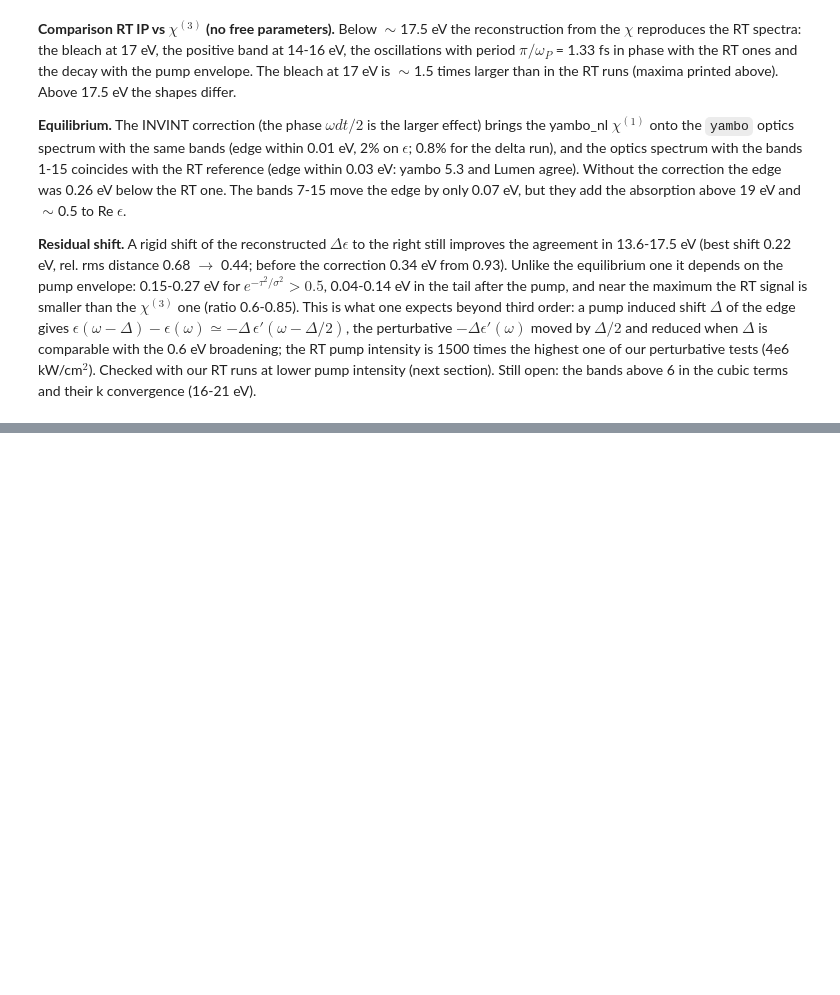
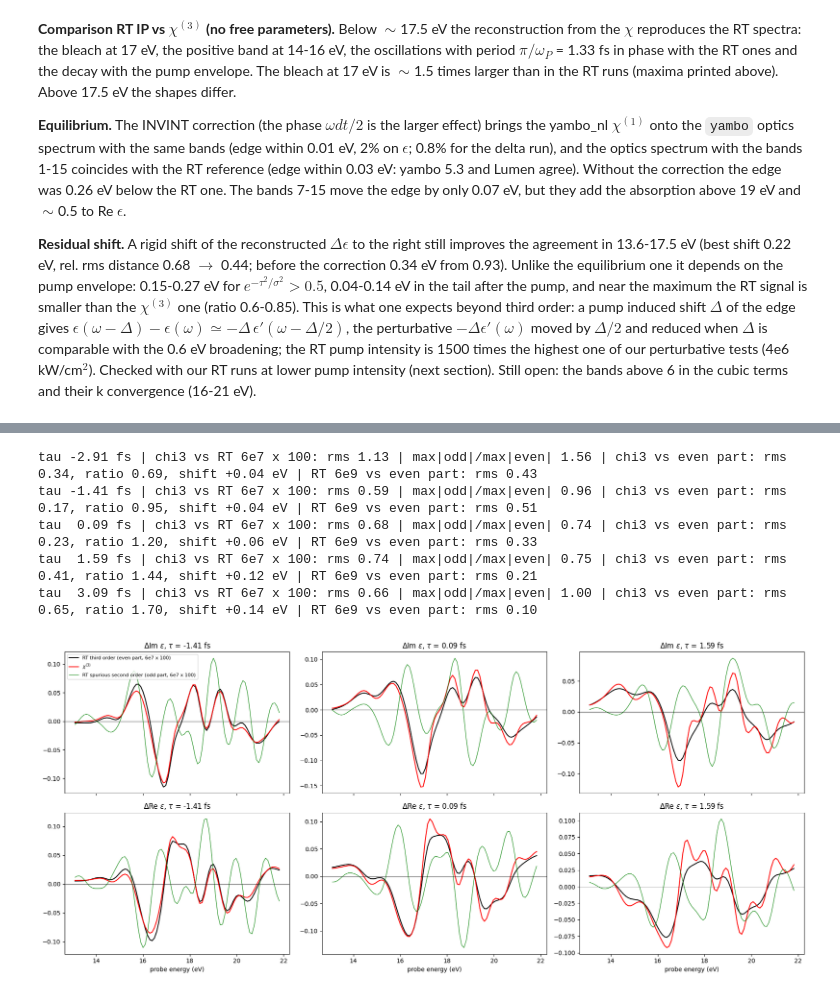
Before and after one commit to marcodalessandro76/LiF, a Jupyter notebook: NL_Chi/Dchi-neq_Analysis.ipynb, the cells around one changed output, grey strips where cells are left out. Saved outputs shown, nothing was run; the diff lists cells and outputs as text; code cells hidden in the pictures; blank space fills up the shorter version.

```diff
--- a/NL_Chi/Dchi-neq_Analysis.ipynb
+++ b/NL_Chi/Dchi-neq_Analysis.ipynb
@@ -590,14 +544,0 @@ $\Delta\epsilon$ with the bands 1-15 and 3-6 at the same pump: 6e9 ($t_p$ = 16 f
-# %%
-for I,tp in [(6e9,16.0),(6e7,14.5),(6e7,16.0),(6e7,17.5)]:
-    print('pump %.0e, t_p %5.2f fs: bands 1-15 vs 3-6, 13.6-17.5 eV: %.2f %.2f %+.2f | 13.6-21 eV: %.2f %.2f'%(I,tp,
-          *compare(deps_nl[('1-15',I,tp)],deps_nl[('3-6',I,tp)]),*compare(deps_nl[('1-15',I,tp)],deps_nl[('3-6',I,tp)],(13.6,21))[:2]))
-fig,axes = plt.subplots(1,2,figsize=(14,4.5))
-for ax,part,lab in zip(axes,[np.imag,np.real],['Im','Re']):
-    for (I,st) in [(6e9,'-'),(6e7,'--')]:
-        for b,col in [('3-6','b'),('1-15','g')]:
-            ax.plot(w,part(deps_nl[(b,I,16.0)])*6e9/I,col+st,label='bands %s, %.0e (x 6e9/I)'%(b,I))
-    ax.axhline(0,color='k',lw=0.5)
-    ax.set_xlabel('probe energy (eV)')
-    ax.set_title(r'$\Delta$%s $\epsilon$, $\tau$ = %.2f fs'%(lab,tau_nl[16.0]))
-axes[0].legend(fontsize=8)
-plt.tight_layout()
@@ -688 +563,30 @@ t_p 19.00 fs, tau  3.09 fs: chi3 vs even part: 0.65 1.70 +0.14 | b vs even part:
+# %%
+even_nl, odd_nl = {}, {}
+s = (w>=13.6)&(w<=17.5)
+for tp in t_probes_nl:
+    dp, dm = deps_nl[(6e7,False,tp)], deps_nl[(6e7,True,tp)]
+    even_nl[tp], odd_nl[tp] = (dp+dm)/2*6e9/6e7, (dp-dm)/2*6e9/6e7
+    print('tau %5.2f fs | chi3 vs RT 6e7 x 100: rms %.2f | max|odd|/max|even| %.2f | chi3 vs even part: rms %.2f, ratio %.2f, shift %+.2f eV | RT 6e9 vs even part: rms %.2f'%(
+          tau_nl[tp],compare(deps_chi_nl[tp],dp*6e9/6e7)[0],np.abs(odd_nl[tp][s]).max()/np.abs(even_nl[tp][s]).max(),
+          *compare(deps_chi_nl[tp],even_nl[tp]),compare(deps_nl[(6e9,False,tp)],even_nl[tp])[0]))
+
+fig,axes = plt.subplots(2,len(tps_cmp),figsize=(18,8),sharex=True)
+for k,tp in enumerate(tps_cmp):
+    for row,(part,lab) in enumerate([(np.imag,'Im'),(np.real,'Re')]):
+        ax = axes[row,k]
+        ax.plot(w,part(even_nl[tp]),'k',label='RT third order (even part, 6e7 x 100)')
+        ax.plot(w,part(deps_chi_nl[tp]),'r',label=r'$\chi^{(3)}$')
+        ax.plot(w,part(odd_nl[tp]),'g',lw=0.8,label='RT spurious second order (odd part, 6e7 x 100)')
+        ax.axhline(0,color='k',lw=0.5)
+        ax.set_title(r'$\Delta$%s $\epsilon$, $\tau$ = %.2f fs'%(lab,tau_nl[tp]))
+axes[0,0].legend(fontsize=8)
+for ax in axes[-1]: ax.set_xlabel('probe energy (eV)')
+plt.tight_layout()
+# %% [output]
+tau -2.91 fs | chi3 vs RT 6e7 x 100: rms 1.13 | max|odd|/max|even| 1.56 | chi3 vs even part: rms 0.34, ratio 0.69, shift +0.04 eV | RT 6e9 vs even part: rms 0.43
+tau -1.41 fs | chi3 vs RT 6e7 x 100: rms 0.59 | max|odd|/max|even| 0.96 | chi3 vs even part: rms 0.17, ratio 0.95, shift +0.04 eV | RT 6e9 vs even part: rms 0.51
+tau  0.09 fs | chi3 vs RT 6e7 x 100: rms 0.68 | max|odd|/max|even| 0.74 | chi3 vs even part: rms 0.23, ratio 1.20, shift +0.06 eV | RT 6e9 vs even part: rms 0.33
+tau  1.59 fs | chi3 vs RT 6e7 x 100: rms 0.74 | max|odd|/max|even| 0.75 | chi3 vs even part: rms 0.41, ratio 1.44, shift +0.12 eV | RT 6e9 vs even part: rms 0.21
+tau  3.09 fs | chi3 vs RT 6e7 x 100: rms 0.66 | max|odd|/max|even| 1.00 | chi3 vs even part: rms 0.65, ratio 1.70, shift +0.14 eV | RT 6e9 vs even part: rms 0.10
+[figure, added]
 # %% [markdown]
```
Also changed, not shown: parts of 20 cells of this notebook, 2 other files.
